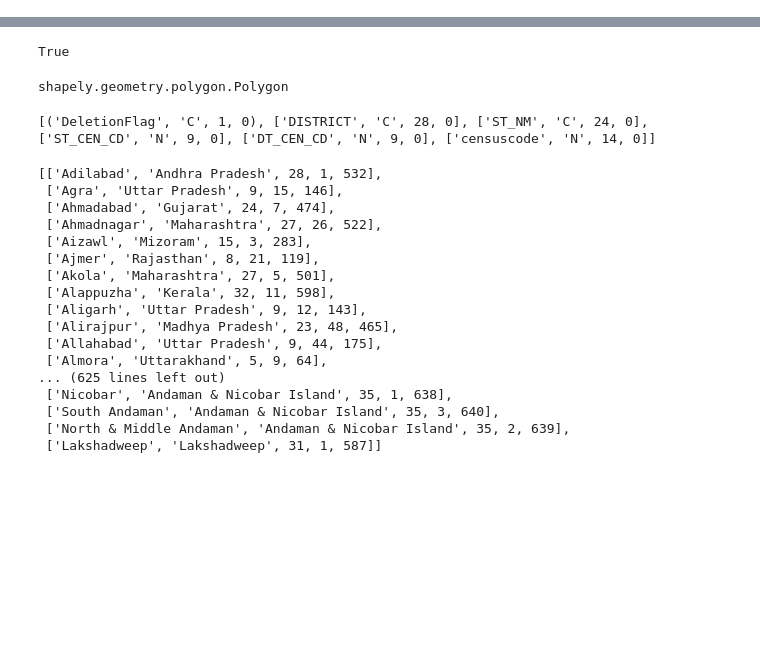
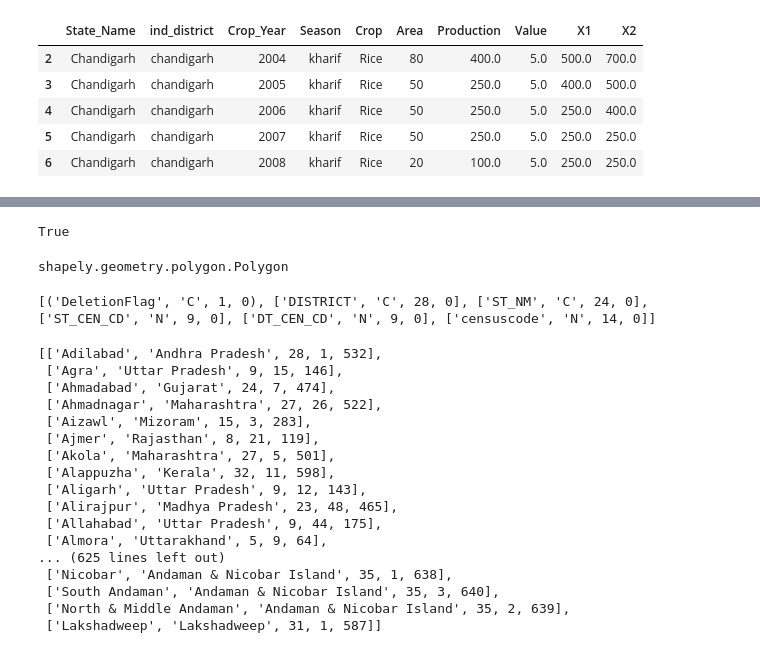
Before and after one commit to AkshanshChahal/ML-in-Agriculture, a Jupyter notebook: Satellite/Try Test Learn.ipynb, the cells around one changed output, grey strips where cells are left out. Cells and saved outputs as stored; diff of their text form; code cells hidden in the pictures; blank space fills up the shorter version.

```diff
--- a/Satellite/Try Test Learn.ipynb
+++ b/Satellite/Try Test Learn.ipynb
@@ -4,0 +78,12 @@ from shapely.geometry.polygon import Polygon
+# %%
+ricex = rice[np.isfinite(rice["Production"])]
+ricex = ricex[np.isfinite(ricex["X1"])]
+ricex = ricex[np.isfinite(ricex["X2"])]
+ricex.head()
+# %% [output]
+|  | State_Name | ind_district | Crop_Year | Season | Crop | Area | Production | Value | X1 | X2 |
+| 2 | Chandigarh | chandigarh | 2004 | kharif | Rice | 80 | 400.0 | 5.0 | 500.0 | 700.0 |
+| 3 | Chandigarh | chandigarh | 2005 | kharif | Rice | 50 | 250.0 | 5.0 | 400.0 | 500.0 |
+| 4 | Chandigarh | chandigarh | 2006 | kharif | Rice | 50 | 250.0 | 5.0 | 250.0 | 400.0 |
+| 5 | Chandigarh | chandigarh | 2007 | kharif | Rice | 50 | 250.0 | 5.0 | 250.0 | 250.0 |
+| 6 | Chandigarh | chandigarh | 2008 | kharif | Rice | 20 | 100.0 | 5.0 | 250.0 | 250.0 |
```
Also changed, not shown: parts of 9 cells of this notebook, 3 other files.
